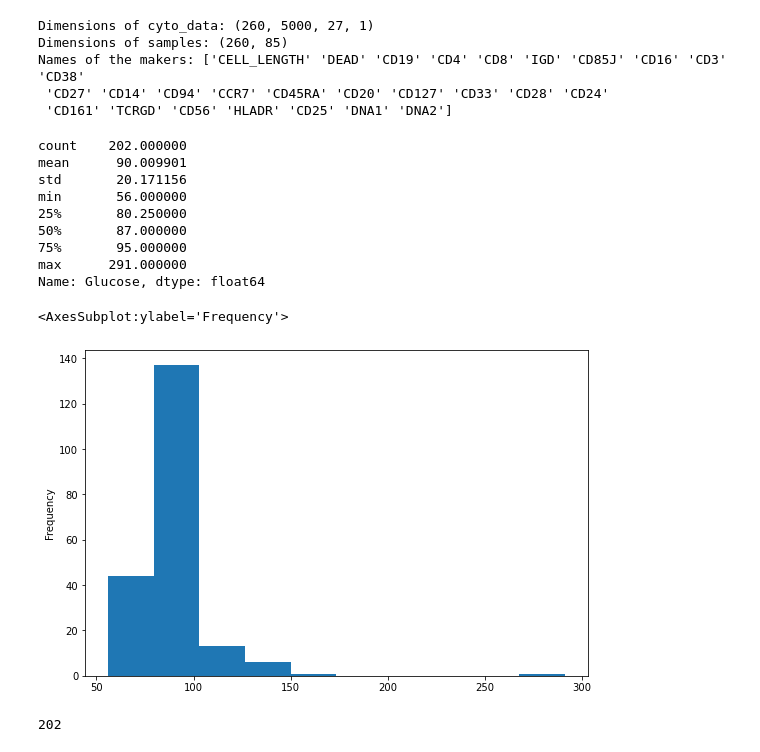
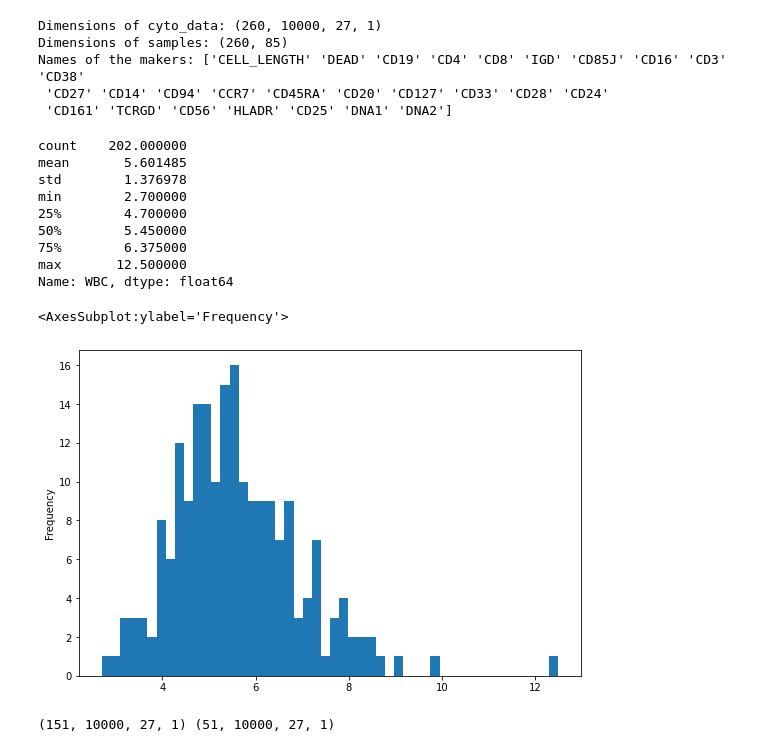
Before and after one commit to InSilicoSolutions/DeepLearningCyTOF, a Jupyter notebook: aging-cytof/subject-glucose.ipynb, the cells around one changed output. Drawn from its saved outputs; the diff is of its cells as text; code cells hidden in the pictures.

```diff
--- a/aging-cytof/subject-glucose.ipynb
+++ b/aging-cytof/subject-glucose.ipynb
@@ -38,7 +41,7 @@ plt.rcParams['figure.figsize'] = [9,6]
 gpus = tf.config.list_physical_devices('GPU')
 tf.config.experimental.set_memory_growth(gpus[0], True)
 # %%
-phenotype = 'Glucose'
+phenotype = 'WBC'
 # %%
 #load data
 aging_dir = Path('/home/ubuntu/a/aging')
@@ -48,33 +51,33 @@ with open(aging_dir/'aging-cytof-data.obj', 'rb') as f:
 samples = allData["samples"]
 cyto_data = allData['expr_list']
 # Truncate cytodata
-cyto_data = cyto_data[ :, :int(5e3)]
+cyto_data = cyto_data[ :, :int(10e3)]
 markers = allData["marker_names"]
 
 print(f'Dimensions of cyto_data: {cyto_data.shape}')
 print(f'Dimensions of samples: {samples.shape}')
 print(f'Names of the makers: {markers.values}')
 # %% [output]
-Dimensions of cyto_data: (260, 5000, 27, 1)
+Dimensions of cyto_data: (260, 10000, 27, 1)
 Dimensions of samples: (260, 85)
 Names of the makers: ['CELL_LENGTH' 'DEAD' 'CD19' 'CD4' 'CD8' 'IGD' 'CD85J' 'CD16' 'CD3' 'CD38'
  'CD27' 'CD14' 'CD94' 'CCR7' 'CD45RA' 'CD20' 'CD127' 'CD33' 'CD28' 'CD24'
  'CD161' 'TCRGD' 'CD56' 'HLADR' 'CD25' 'DNA1' 'DNA2']
 # %%
 print(samples[phenotype].describe())
-samples[phenotype].plot.hist()
+samples[phenotype].plot.hist(bins=50)
 # %% [output]
 count    202.000000
-mean      90.009901
-std       20.171156
-min       56.000000
-25%       80.250000
-50%       87.000000
-75%       95.000000
-max      291.000000
-Name: Glucose, dtype: float64
+mean       5.601485
+std        1.376978
+min        2.700000
+25%        4.700000
+50%        5.450000
+75%        6.375000
+max       12.500000
+Name: WBC, dtype: float64
 <AxesSubplot:ylabel='Frequency'>
-[figure, old version]
+[figure, new version]
 # %%
 ##### Step 3: split train, validation and test######
 x = []
@@ -82,17 +85,20 @@ y = []
 for i, row in samples.iterrows():
     if math.isnan(row[phenotype]):
         continue
+    phenval = row[phenotype]
     x.append(cyto_data[i])
-    y.append(row[phenotype])
-age_range = max(y) - min(y)
+    y.append(phenval)
 x = np.asarray(x)
 y_raw = np.asarray(y)
-age_min = min(y_raw)
-age_max = max(y_raw)
-age_range = age_max - age_min
-y = (y_raw - age_min) / age_range
 
-x_train, x_valid, y_train, y_valid = train_test_split(x, y)
-len(y)
+x_train, x_valid, y_train, y_valid = train_test_split(x, y_raw)
+
+y_train = y_train.reshape(-1,1)
+y_valid = y_valid.reshape(-1,1)
+scaler = StandardScaler()
+scaler.fit(y_train)
+y_train = scaler.transform(y_train).reshape(1,-1)[0]
+y_valid = scaler.transform(y_valid).reshape(1,-1)[0]
+print(x_train.shape, x_valid.shape)
 # %% [output]
-202
+(151, 10000, 27, 1) (51, 10000, 27, 1)
```
Also changed, not shown: parts of 14 cells of this notebook, 11 other files.
